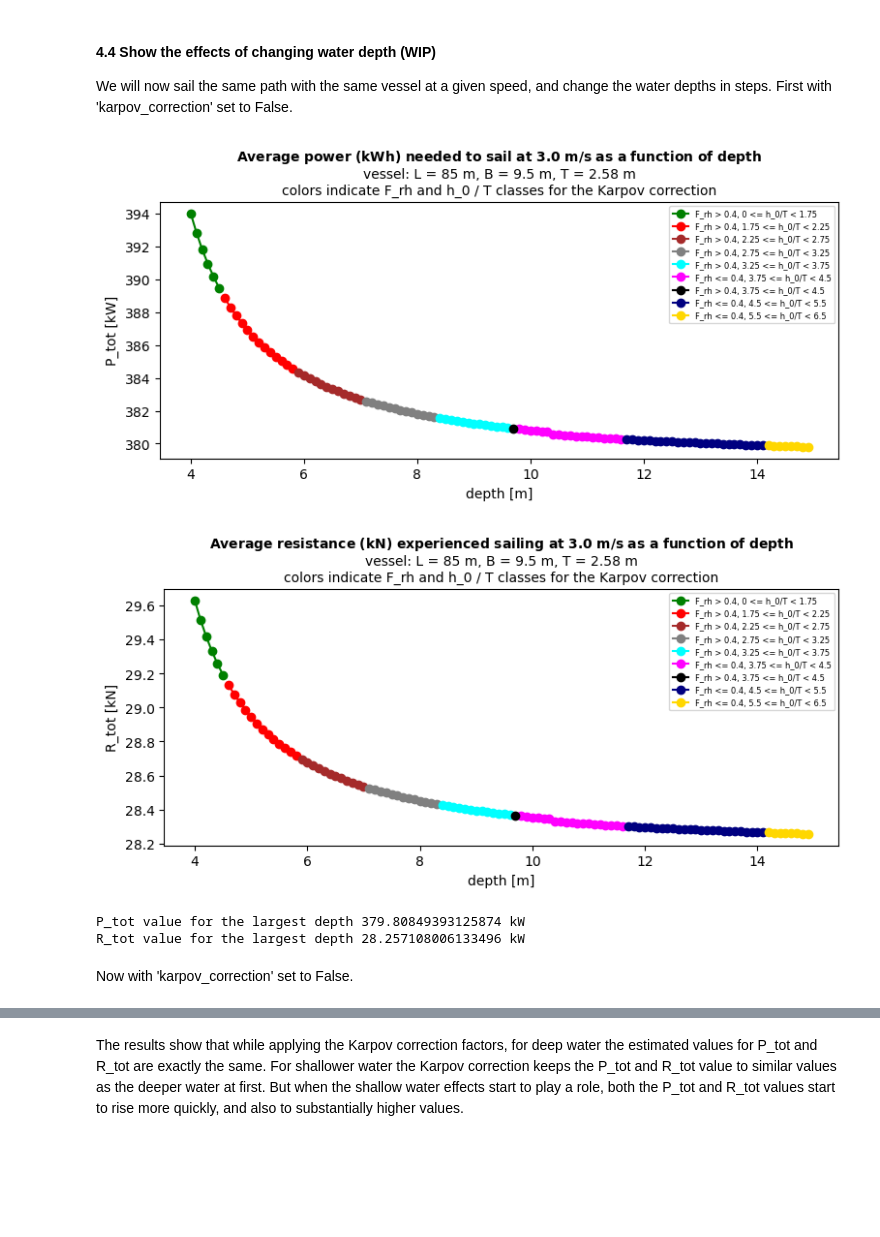
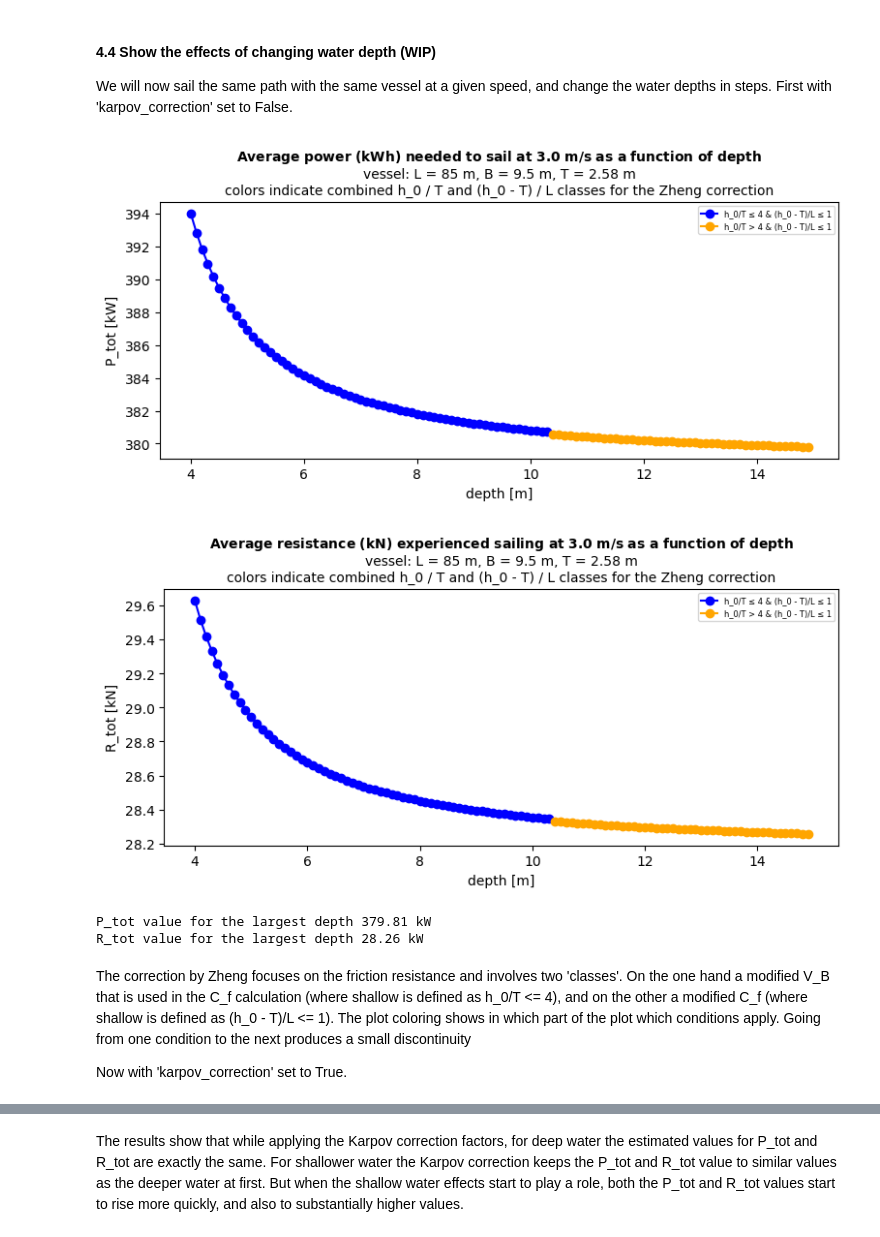
Before and after one commit to TUDelft-CITG/OpenTNSim, a Jupyter notebook: notebooks/0104 - In-depth energy module behaviour.ipynb, the cells around one changed output, grey strips where cells are left out. Drawn from its saved outputs; the diff is of its cells as text; code cells hidden in the pictures; blank space fills up the shorter version.

Commit message:
Removed some obsolete todo's and modified the In-depth notebook to include the Zheng classes

```diff
--- a/notebooks/0104 - In-depth energy module behaviour.ipynb
+++ b/notebooks/0104 - In-depth energy module behaviour.ipynb
@@ -468,85 +468,77 @@ R_tot_values=[]
 for index, df in enumerate(dfs):
     R_tot_values.append(vessels[index].R_tot)
 # %%
-# Compute F_rh and h_ratio
+# Compute depth array and vessel parameters
 depth_array = np.array(depth_list)
-F_rh = vessels[0].v / np.sqrt(vessels[0].g * depth_array)
 T = vessels[0].T
+L = vessels[0].L
+
+# Compute classification ratios
 h_ratio = depth_array / T
+ht_l_ratio = (depth_array - T) / L
 
-# Define categories and colors
-categories = {}
-color_list = [
-    'blue', 'green', 'orange', 'red', 'purple', 'brown', 'pink',
-    'gray', 'olive', 'cyan', 'magenta', 'black', 'navy', 'lime', 'gold', 'teal',
-    'coral', 'orchid', 'maroon', 'turquoise', 'darkgreen', 'darkred', 'slateblue', 'peru'
-]
-colors = {}
-color_index = 0
+# Define combined categories
+categories = {
+    'h_0/T ≤ 4 & (h_0 - T)/L ≤ 1': (h_ratio <= 4) & (ht_l_ratio <= 1),
+    'h_0/T ≤ 4 & (h_0 - T)/L > 1': (h_ratio <= 4) & (ht_l_ratio > 1),
+    'h_0/T > 4 & (h_0 - T)/L ≤ 1': (h_ratio > 4) & (ht_l_ratio <= 1),
+    'h_0/T > 4 & (h_0 - T)/L > 1': (h_ratio > 4) & (ht_l_ratio > 1)
+}
 
-# Define h_0/T bins
-h_bins = [
-    (0, 1.75), (1.75, 2.25), (2.25, 2.75), (2.75, 3.25), (3.25, 3.75),
-    (3.75, 4.5), (4.5, 5.5), (5.5, 6.5), (6.5, 7.5), (7.5, 8.5),
-    (8.5, 9.5), (9.5, np.inf)
-]
+# Assign colors
+colors = {
+    'h_0/T ≤ 4 & (h_0 - T)/L ≤ 1': 'blue',
+    'h_0/T ≤ 4 & (h_0 - T)/L > 1': 'green',
+    'h_0/T > 4 & (h_0 - T)/L ≤ 1': 'orange',
+    'h_0/T > 4 & (h_0 - T)/L > 1': 'red'
+}
 
-for h_min, h_max in h_bins:
-    for frh_cond in ['<= 0.4', '> 0.4']:
-        label = f'F_rh {frh_cond}, {h_min} <= h_0/T < {h_max}'
-        if frh_cond == '<= 0.4':
-            mask = (h_ratio >= h_min) & (h_ratio < h_max) & (F_rh <= 0.4)
-        else:
-            mask = (h_ratio >= h_min) & (h_ratio < h_max) & (F_rh > 0.4)
-        categories[label] = mask
-        colors[label] = color_list[color_index % len(color_list)]
-        color_index += 1
-
-# --- Plot ---
+# --- Plot settings ---
 fig_width_cm = 20
 fig_height_cm = 10
 fig_size_in = (fig_width_cm / 2.54, fig_height_cm / 2.54)
 
 # --- Plot power ---
 fig, ax = plt.subplots(figsize=fig_size_in)
 for label, mask in categories.items():
     if np.any(mask):
         ax.plot(depth_array[mask], np.array(P_tot_values)[mask], 'o-', label=label, color=colors[label])
 ax.set_xlabel('depth [m]')
 ax.set_ylabel('P_tot [kW]')
 title_line1 = r'$\mathbf{Average\ power\ (kWh)\ needed\ to\ sail\ at\ 3.0\ m/s\ as\ a\ function\ of\ depth}$'
-title_line2 = f'vessel: L = {vessels[0].L} m, B = {vessels[0].B} m, T = {vessels[0].T} m'
-title_line3 = 'colors indicate F_rh and h_0 / T classes for the Karpov correction'
+title_line2 = f'vessel: L = {L} m, B = {vessels[0].B} m, T = {T} m'
+title_line3 = 'colors indicate combined h_0 / T and (h_0 - T) / L classes for the Zheng correction'
 ax.set_title(f'{title_line1}\n{title_line2}\n{title_line3}', fontsize=10)
 ax.legend(fontsize=6)
 plt.tight_layout()
 plt.show()
 
 # --- Plot resistance ---
 fig, ax = plt.subplots(figsize=fig_size_in)
 for label, mask in categories.items():
     if np.any(mask):
         ax.plot(depth_array[mask], np.array(R_tot_values)[mask], 'o-', label=label, color=colors[label])
 ax.set_xlabel('depth [m]')
 ax.set_ylabel('R_tot [kN]')
 title_line1 = r'$\mathbf{Average\ resistance\ (kN)\ experienced\ sailing\ at\ 3.0\ m/s\ as\ a\ function\ of\ depth}$'
-title_line2 = f'vessel: L = {vessels[0].L} m, B = {vessels[0].B} m, T = {vessels[0].T} m'
-title_line3 = 'colors indicate F_rh and h_0 / T classes for the Karpov correction'
+title_line2 = f'vessel: L = {L} m, B = {vessels[0].B} m, T = {T} m'
+title_line3 = 'colors indicate combined h_0 / T and (h_0 - T) / L classes for the Zheng correction'
 ax.set_title(f'{title_line1}\n{title_line2}\n{title_line3}', fontsize=10)
 ax.legend(fontsize=6)
 plt.tight_layout()
 plt.show()
 
-
-print('P_tot value for the largest depth {} kW'.format(P_tot_values[-1]))
-print('R_tot value for the largest depth {} kW'.format(R_tot_values[-1]))
+print('P_tot value for the largest depth {:.2f} kW'.format(P_tot_values[-1]))
+print('R_tot value for the largest depth {:.2f} kW'.format(R_tot_values[-1]))
 # %% [output]
-[figure, old version]
+[figure, new version]
-[figure, old version]
+[figure, new version]
-P_tot value for the largest depth 379.80849393125874 kW
-R_tot value for the largest depth 28.257108006133496 kW
+P_tot value for the largest depth 379.81 kW
+R_tot value for the largest depth 28.26 kW
 # %% [markdown]
-Now with 'karpov_correction' set to False.
+The correction by Zheng focuses on the friction resistance and involves two 'classes'. On the one hand a modified V_B that is used in the C_f calculation (where shallow is defined as h_0/T <= 4), and on the other a modified C_f (where shallow is defined as (h_0 - T)/L <= 1). The plot coloring shows in which part of the plot which conditions apply. Going from one condition to the next produces a small discontinuity
+
+Now with 'karpov_correction' set to True.
 # %%
 # generate a range of depths
 depth_list = list(np.arange(4, 15, .1))
```
Also changed, not shown: parts of 1 cell of this notebook, 1 other file.
